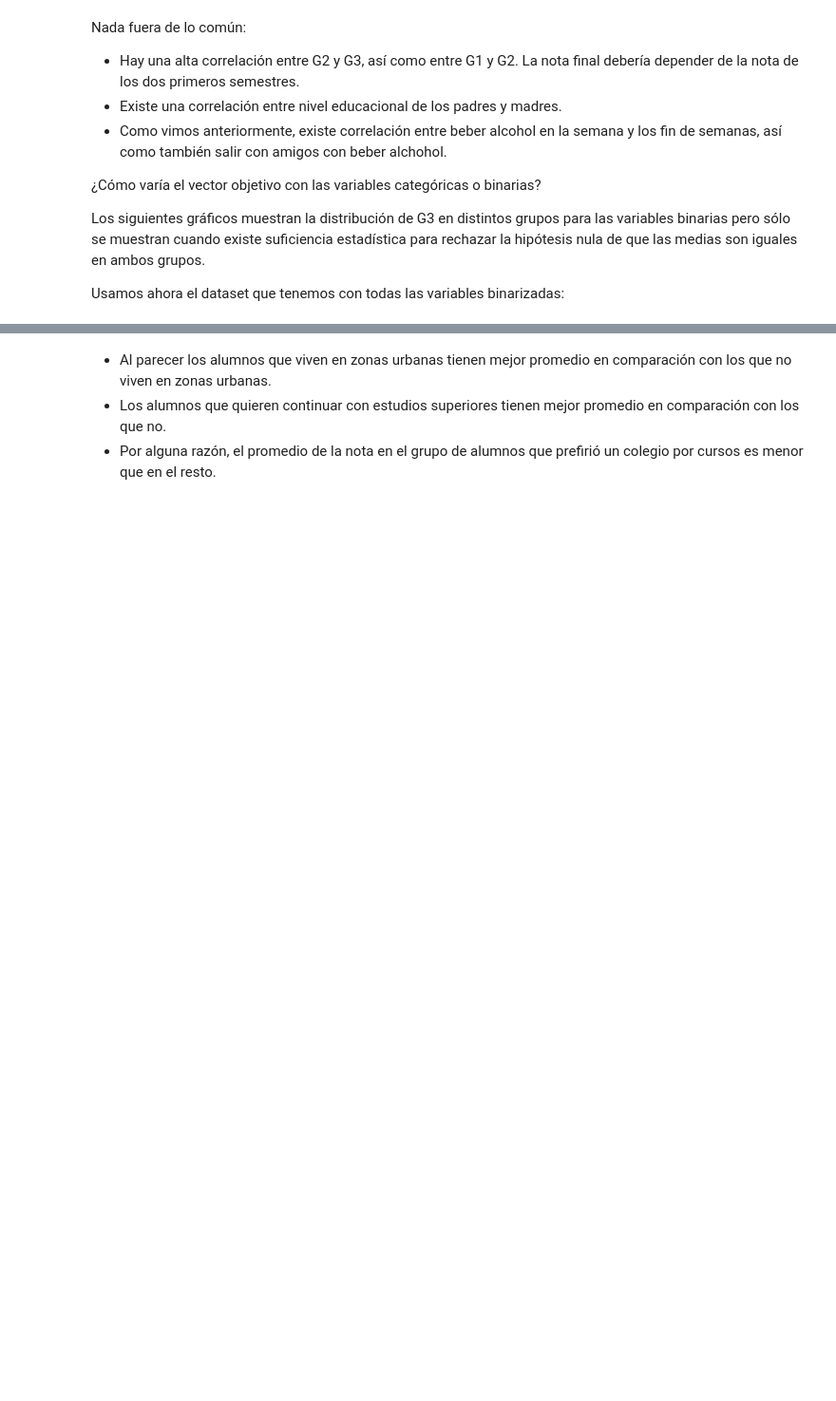
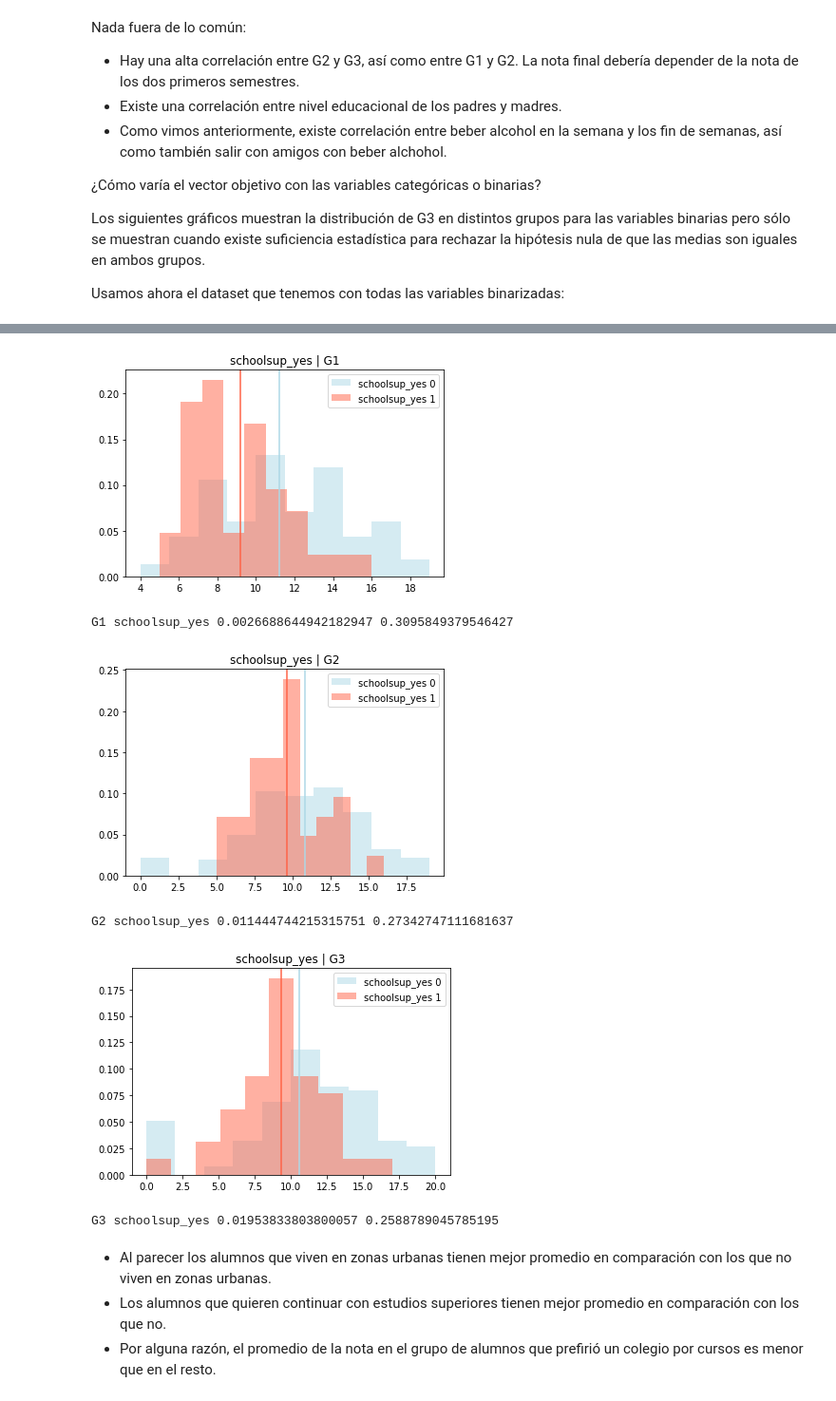
Before and after one commit to muZk/desafio-latam-ds-python, a Jupyter notebook: 02 - Fundamentos Data Science/prueba/Rendimiento escolar.ipynb, the cells around one changed output, grey strips where cells are left out. Shown at 95% size. Drawn from its saved outputs; the diff is of its cells as text; code cells hidden in the pictures; blank space fills up the shorter version.

```diff
--- a/02 - Fundamentos Data Science/prueba/Rendimiento escolar.ipynb
+++ b/02 - Fundamentos Data Science/prueba/Rendimiento escolar.ipynb
@@ -494,3 +497,23 @@ for grades in ['G1', 'G2', 'G3']:
+# %%
+# data_melted = df[['Medu', 'Fedu', 'G3']].melt(['G3'], var_name='cols',  value_name='vals')
+#data_melted.head()
+
+for grades in ['G1', 'G2', 'G3']:
+    for binary in df.loc[:, 'schoolsup_yes': 'guardian_other_yes']:
+        D, pvalue = stats.ks_2samp(df[df[binary] == 1][grades], df[df[binary] == 0][grades])
+        if pvalue < 0.025:
+            # H0: are drawn from the same
+            # p muy grande --> rechazar H0
+            # p muy chico --> no podemos rechazar H0
+            nicos.graph_hist(df, grades, binary)
+            print(grades, binary, pvalue, D)
+# %% [output]
+[figure, added]
+G1 schoolsup_yes 0.0026688644942182947 0.3095849379546427
+[figure, added]
+G2 schoolsup_yes 0.011444744215315751 0.27342747111681637
+[figure, added]
+G3 schoolsup_yes 0.01953833803800057 0.2588789045785195
 # %% [markdown]
 - Al parecer los alumnos que viven en zonas urbanas tienen mejor promedio en comparación con los que no viven en zonas urbanas.
 - Los alumnos que quieren continuar con estudios superiores tienen mejor promedio en comparación con los que no.
```
Also changed, not shown: parts of 16 cells of this notebook, 2 other files.
